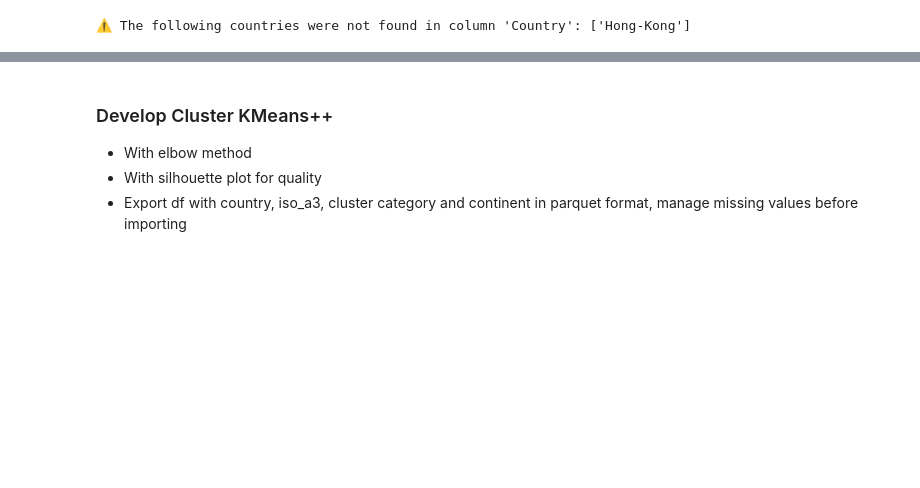
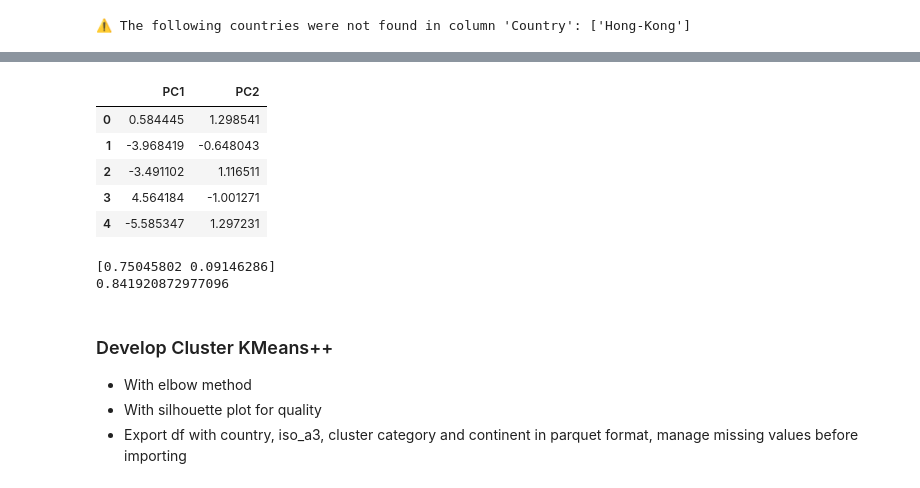
Before and after one commit to acostadlucas/mcs-red, a Jupyter notebook: hypothesis_test/hypothesis_test_26.ipynb, the cells around one changed output, grey strips where cells are left out. Cells and saved outputs as stored; diff of their text form; code cells hidden in the pictures; blank space fills up the shorter version.

```diff
--- a/hypothesis_test/hypothesis_test_26.ipynb
+++ b/hypothesis_test/hypothesis_test_26.ipynb
@@ -98,0 +141,15 @@ countries_win6_h2 = remove_rows_by_countries(countries_win6_h2, delete_countries
+# %%
+pca_df.head()
+# %% [output]
+|  | PC1 | PC2 |
+| 0 | 0.584445 | 1.298541 |
+| 1 | -3.968419 | -0.648043 |
+| 2 | -3.491102 | 1.116511 |
+| 3 | 4.564184 | -1.001271 |
+| 4 | -5.585347 | 1.297231 |
+# %%
+print(pca_2.explained_variance_ratio_)
+print(pca_2.explained_variance_ratio_.sum())
+# %% [output]
+[0.75045802 0.09146286]
+0.841920872977096
```
Also changed, not shown: parts of 13 cells of this notebook, 6 other files.
